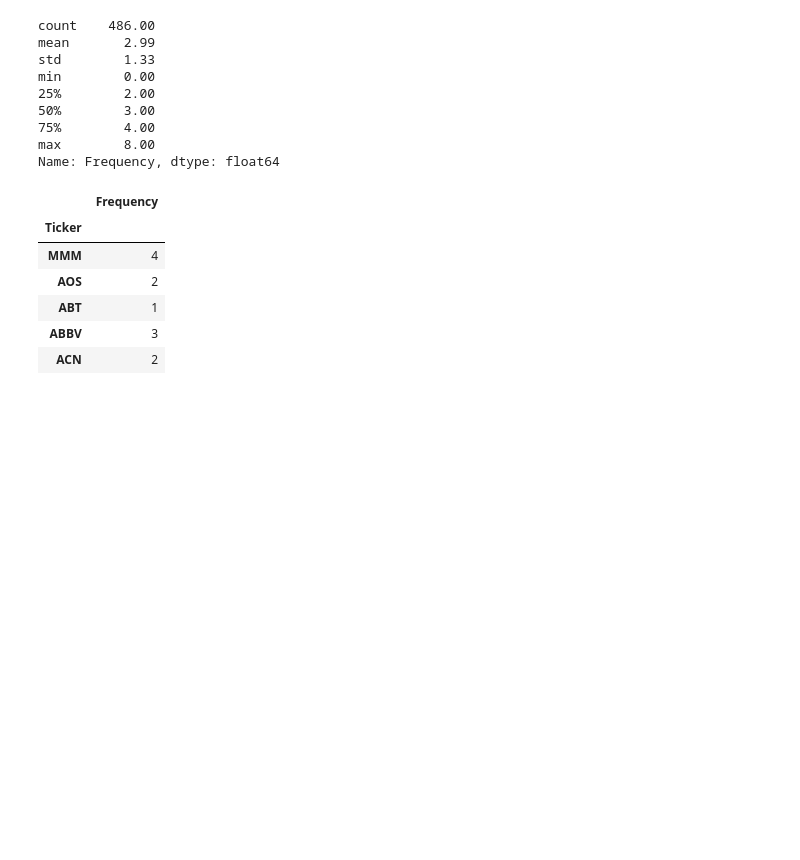
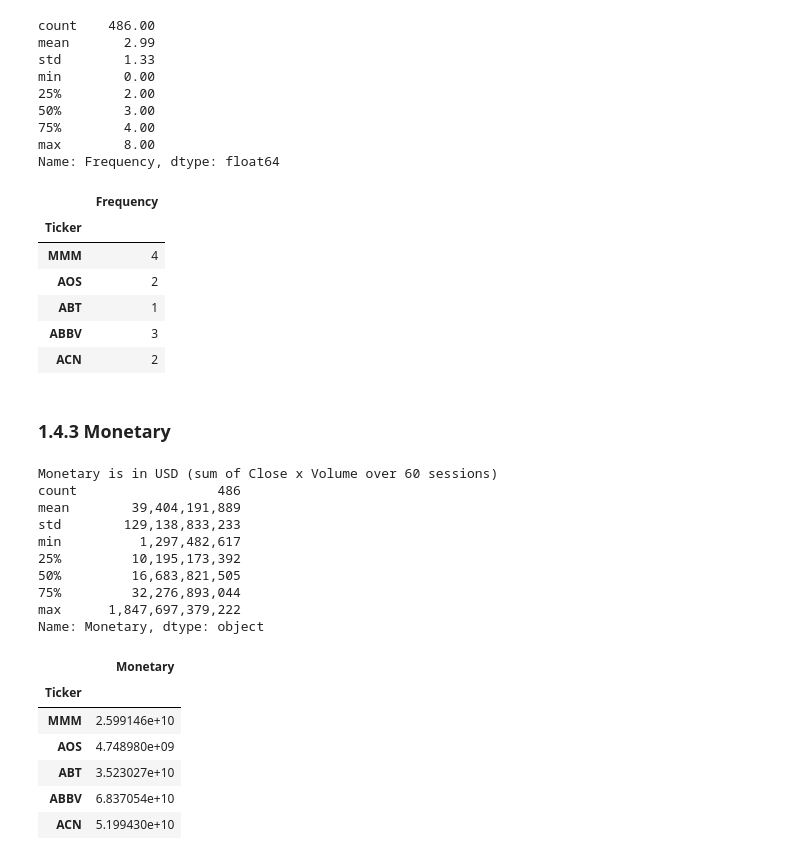
Before and after one commit to shahlyfayeek/crm-cwk1-stock-segmentation, a Jupyter notebook: CRM_CWK1_20521398.ipynb, the cells around one changed output. Cells and saved outputs as stored; diff of their text form; code cells hidden in the pictures; blank space fills up the shorter version.

Commit message:
1.4.3 Calculate Monetary (Close x Volume) over 60 sessions

```diff
--- a/CRM_CWK1_20521398.ipynb
+++ b/CRM_CWK1_20521398.ipynb
@@ -554,3 +554,31 @@ Name: Frequency, dtype: float64
 | ABT | 1 |
 | ABBV | 3 |
 | ACN | 2 |
+# %% [markdown]
+### 1.4.3 Monetary
+# %%
+# Sum of Close x Volume over the latest 60 sessions (USD)
+monetary = pd.DataFrame({'Monetary': (close_use.tail(WINDOW) * vol_use.tail(WINDOW)).sum()})
+monetary.index.name = 'Ticker'
+print('Monetary is in USD (sum of Close x Volume over 60 sessions)')
+print(monetary['Monetary'].describe().apply(lambda x: '{:,.0f}'.format(x)))
+monetary.to_csv(DATA_DIR + '/monetary.csv')
+monetary.head()
+# %% [output]
+Monetary is in USD (sum of Close x Volume over 60 sessions)
+count                  486
+mean        39,404,191,889
+std        129,138,833,233
+min          1,297,482,617
+25%         10,195,173,392
+50%         16,683,821,505
+75%         32,276,893,044
+max      1,847,697,379,222
+Name: Monetary, dtype: object
+|  | Monetary |
+| Ticker |  |
+| MMM | 2.599146e+10 |
+| AOS | 4.748980e+09 |
+| ABT | 3.523027e+10 |
+| ABBV | 6.837054e+10 |
+| ACN | 5.199430e+10 |
```
